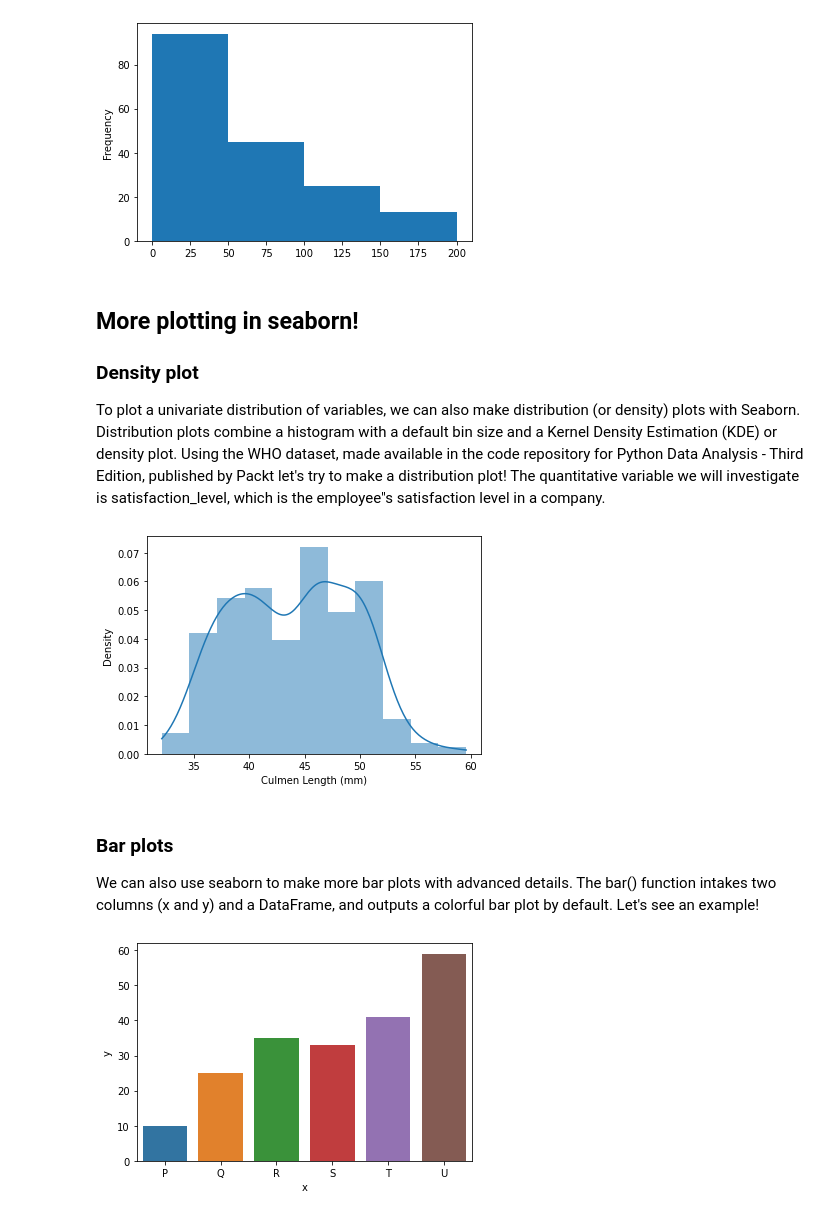
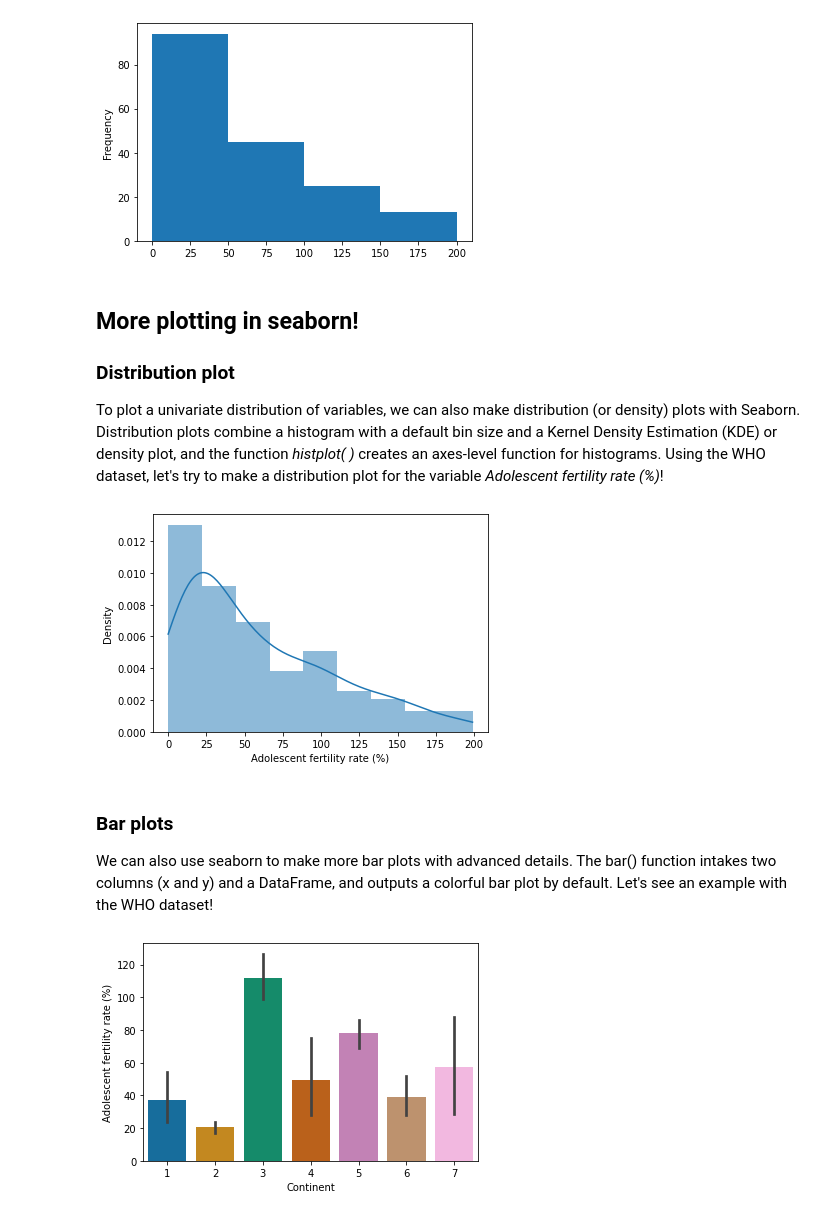
Before and after one commit to angelicasang/PythonProject, a Jupyter notebook: Session2/Extra2.ipynb, the cells around one changed output. Cells and saved outputs as stored; diff of their text form; code cells hidden in the pictures.

```diff
--- a/Session2/Extra2.ipynb
+++ b/Session2/Extra2.ipynb
@@ -216,8 +216,8 @@ plt.show()
 [figure]
 # %% [markdown]
 ## More plotting in seaborn!
-### Density plot
-To plot a univariate distribution of variables, we can also make distribution (or density) plots with Seaborn. Distribution plots  combine a histogram with a default bin size and a Kernel Density Estimation (KDE) or density plot. Using the WHO dataset,  made available in the code repository for Python Data Analysis - Third Edition, published by Packt let's try to make a distribution plot! The quantitative variable we will investigate is satisfaction_level, which is the employee"s satisfaction level in a company.
+### Distribution plot
+To plot a univariate distribution of variables, we can also make distribution (or density) plots with Seaborn. Distribution plots combine a histogram with a default bin size and a Kernel Density Estimation (KDE) or density plot, and the function *histplot( )* creates an axes-level function for histograms. Using the WHO dataset, let's try to make a distribution plot for the variable *Adolescent fertility rate (%)*!
 # %%
 # Add libraries
 import pandas as pd
@@ -225,7 +225,7 @@ import seaborn as sns
 import matplotlib.pyplot as plt
 
 # Create a distribution plot
-sns.histplot(penguins["Culmen Length (mm)"], kde=True, stat="density", linewidth=0)
+sns.histplot(who_data["Adolescent fertility rate (%)"], kde=True, stat="density", linewidth=0)
 
 # Display the plot
 plt.show()
@@ -233,27 +233,23 @@ plt.show()
 # NOTE: A warning will appear because the function `distplot` will be removed in the future from seaborn.
 # Try on your own to see what happens when we change `distplot` to `histplot` or to `displot`.
 # %% [output]
-[figure, old version]
+[figure, new version]
 # %% [markdown]
 ### Bar plots
 
-We can also use seaborn to make more bar plots with advanced details. The bar() function intakes two columns (x and y) and a DataFrame, and outputs a colorful bar plot by default. Let's see an example!
+We can also use seaborn to make more bar plots with advanced details. The bar() function intakes two columns (x and y) and a DataFrame, and outputs a colorful bar plot by default. Let's see an example with the WHO dataset!
 # %%
 # Add libraries
 import pandas as pd
 import seaborn as sns
 import matplotlib.pyplot as plt
 
-# Create DataFrame
-df = pd.DataFrame({"x": ["P","Q","R","S","T","U"],
-                  "y": [10,25,35,33,41,59]})
-
 # Create bar plot
-sns.barplot(x ="x", y  ="y", data = df)
+sns.barplot(x ="Continent", y = "Adolescent fertility rate (%)", data = who_data, palette = "colorblind")
 
 # Display the plot
 plt.show()
 # %% [output]
-[figure, old version]
+[figure, new version]
 # %% [markdown]
 # Tips
```
Also changed, not shown: parts of 3 cells of this notebook.
